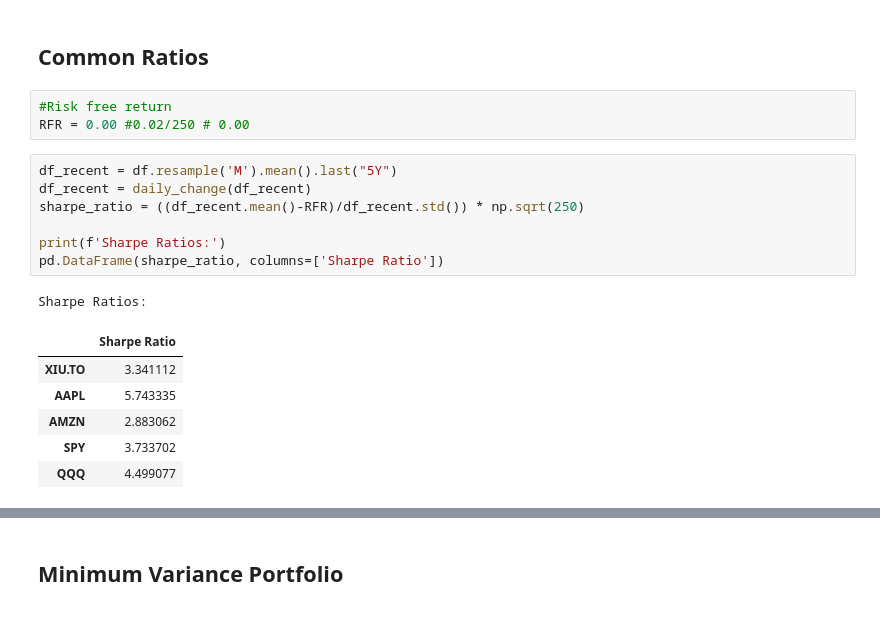
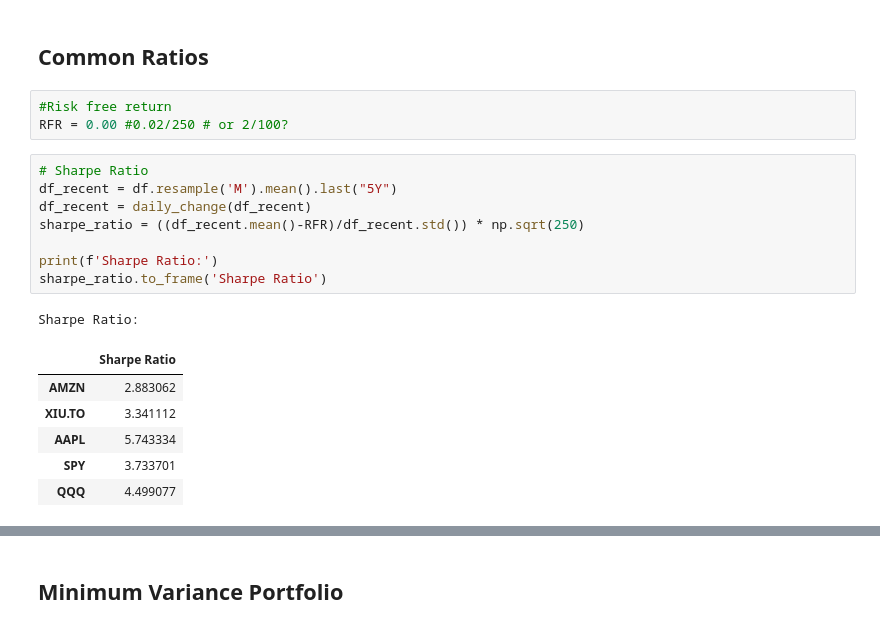
Before and after one commit to alik604/algorithmic-trading, a Jupyter notebook: Portfolio-opt/Maunally computing.ipynb, the cells around one changed output, grey strips where cells are left out. Cells and saved outputs as stored; diff of their text form.

```diff
--- a/Portfolio-opt/Maunally computing.ipynb
+++ b/Portfolio-opt/Maunally computing.ipynb
@@ -213,19 +226,20 @@ Name: SPY, dtype: float64
 ## Common Ratios
 # %%
 #Risk free return
-RFR = 0.00 #0.02/250 # 0.00
+RFR = 0.00 #0.02/250 # or 2/100?
 # %%
+# Sharpe Ratio
 df_recent = df.resample('M').mean().last("5Y")
 df_recent = daily_change(df_recent)
 sharpe_ratio = ((df_recent.mean()-RFR)/df_recent.std()) * np.sqrt(250)
 
-print(f'Sharpe Ratios:')
-pd.DataFrame(sharpe_ratio, columns=['Sharpe Ratio'])
+print(f'Sharpe Ratio:')
+sharpe_ratio.to_frame('Sharpe Ratio')
 # %% [output]
-Sharpe Ratios:
+Sharpe Ratio:
 |  | Sharpe Ratio |
+| AMZN | 2.883062 |
 | XIU.TO | 3.341112 |
-| AAPL | 5.743335 |
-| AMZN | 2.883062 |
-| SPY | 3.733702 |
+| AAPL | 5.743334 |
+| SPY | 3.733701 |
 | QQQ | 4.499077 |
```
Also changed, not shown: parts of 21 cells of this notebook.
